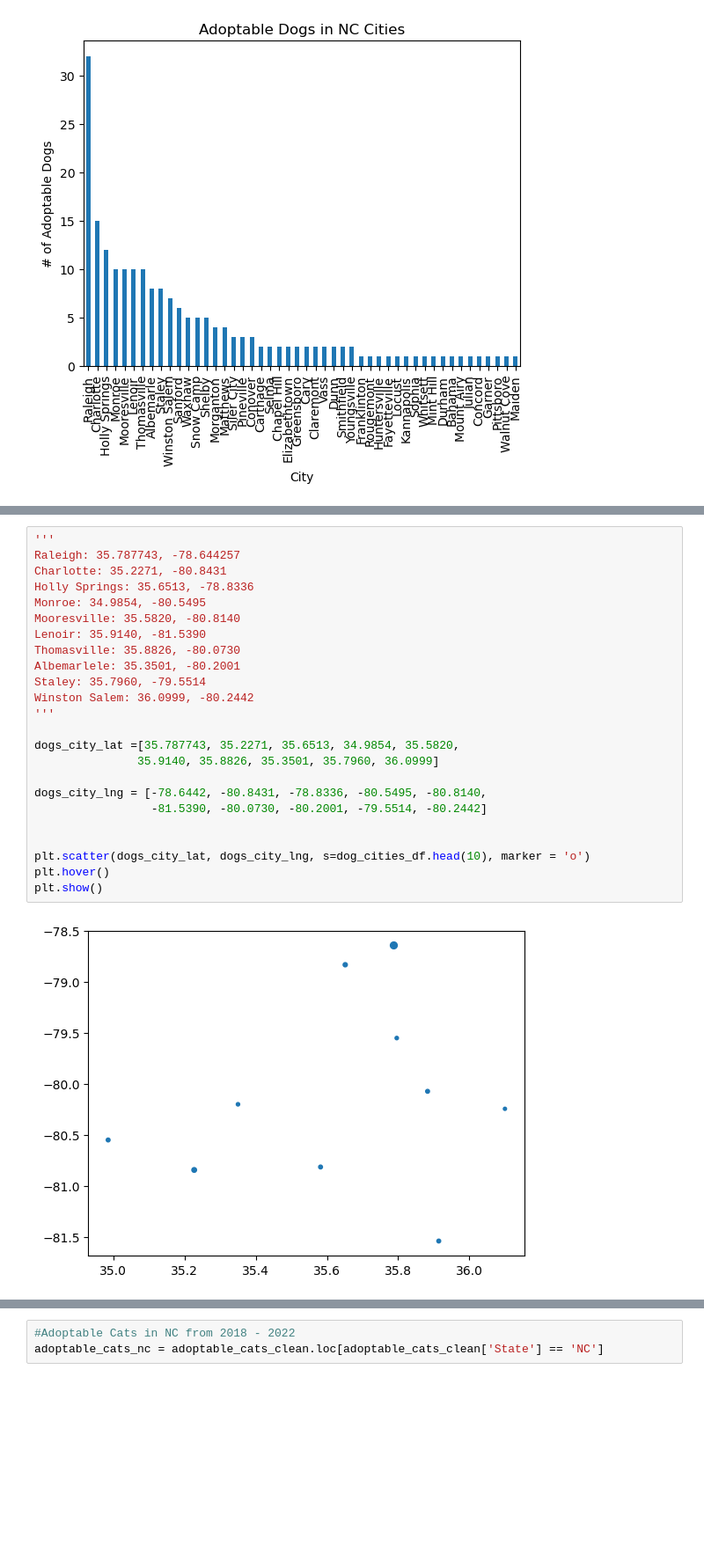
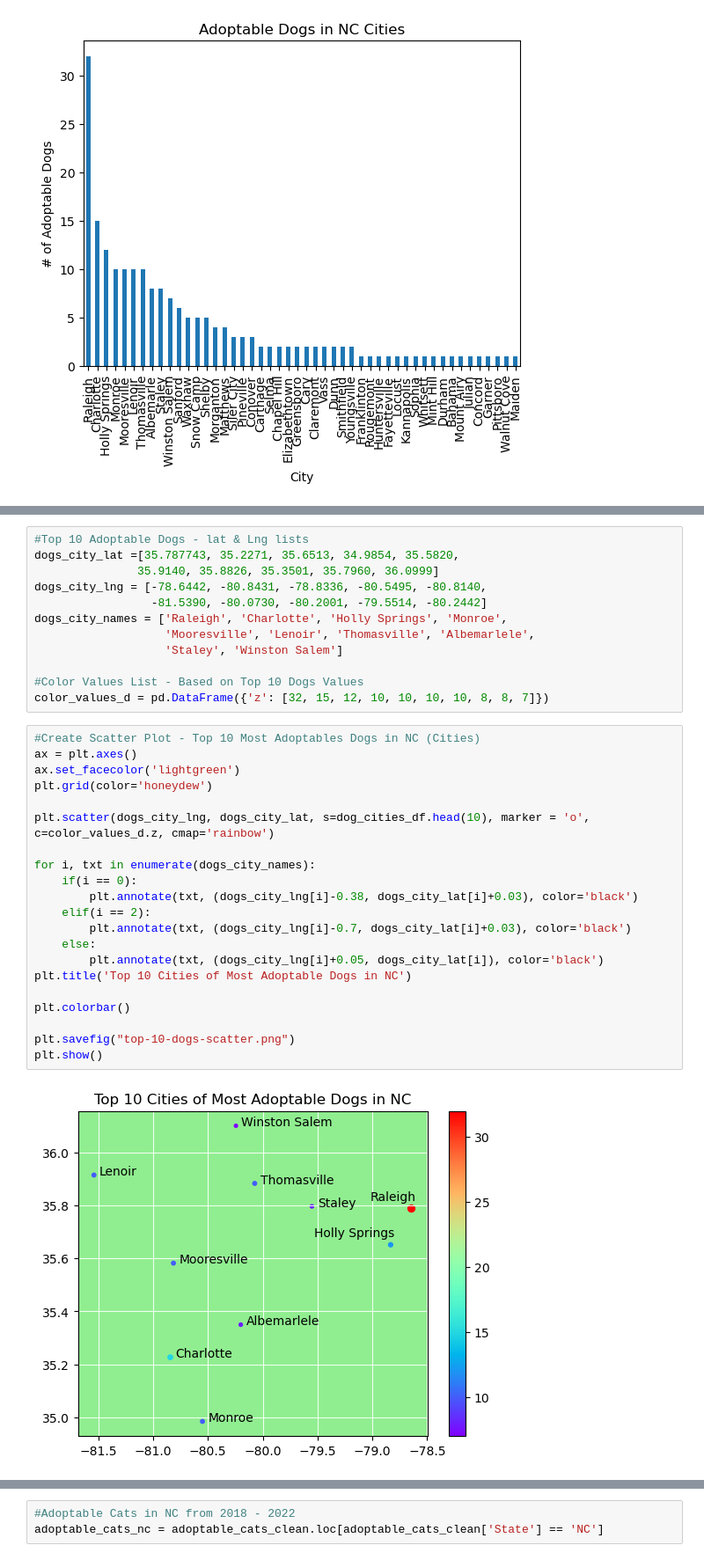
Before and after one commit to asosatrejo/pet-adoption-analysis, a Jupyter notebook: Location-Analysis.ipynb, the cells around one changed output, grey strips where cells are left out. Shown at 88% size. Drawn from its saved outputs; the diff is of its cells as text; blank space fills up the shorter version.

Commit message:
add images

```diff
--- a/Location-Analysis.ipynb
+++ b/Location-Analysis.ipynb
@@ -145,28 +139,37 @@ plt.show()
 # %% [output]
 [figure]
 # %%
-'''
-Raleigh: 35.787743, -78.644257
-Charlotte: 35.2271, -80.8431
-Holly Springs: 35.6513, -78.8336
-Monroe: 34.9854, -80.5495
-Mooresville: 35.5820, -80.8140
-Lenoir: 35.9140, -81.5390
-Thomasville: 35.8826, -80.0730
-Albemarlele: 35.3501, -80.2001
-Staley: 35.7960, -79.5514
-Winston Salem: 36.0999, -80.2442
-'''
-
+#Top 10 Adoptable Dogs - lat & Lng lists
 dogs_city_lat =[35.787743, 35.2271, 35.6513, 34.9854, 35.5820,
                35.9140, 35.8826, 35.3501, 35.7960, 36.0999]
-
 dogs_city_lng = [-78.6442, -80.8431, -78.8336, -80.5495, -80.8140,
                  -81.5390, -80.0730, -80.2001, -79.5514, -80.2442]
+dogs_city_names = ['Raleigh', 'Charlotte', 'Holly Springs', 'Monroe',
+                   'Mooresville', 'Lenoir', 'Thomasville', 'Albemarlele',
+                   'Staley', 'Winston Salem']
 
-
-plt.scatter(dogs_city_lat, dogs_city_lng, s=dog_cities_df.head(10), marker = 'o')
-plt.hover()
-plt.show()
+#Color Values List - Based on Top 10 Dogs Values
+color_values_d = pd.DataFrame({'z': [32, 15, 12, 10, 10, 10, 10, 8, 8, 7]})
-# %% [output]
-[figure, removed]
+# %%
+#Create Scatter Plot - Top 10 Most Adoptables Dogs in NC (Cities)
+ax = plt.axes()
+ax.set_facecolor('lightgreen')
+plt.grid(color='honeydew')
+
+plt.scatter(dogs_city_lng, dogs_city_lat, s=dog_cities_df.head(10), marker = 'o', c=color_values_d.z, cmap='rainbow')
+
+for i, txt in enumerate(dogs_city_names):
+    if(i == 0):
+        plt.annotate(txt, (dogs_city_lng[i]-0.38, dogs_city_lat[i]+0.03), color='black')
+    elif(i == 2):
+        plt.annotate(txt, (dogs_city_lng[i]-0.7, dogs_city_lat[i]+0.03), color='black')
+    else:
+        plt.annotate(txt, (dogs_city_lng[i]+0.05, dogs_city_lat[i]), color='black')
+plt.title('Top 10 Cities of Most Adoptable Dogs in NC')
+
+plt.colorbar()
+
+plt.savefig("top-10-dogs-scatter.png")
+plt.show()
+# %% [output]
+[figure, added]
```
Also changed, not shown: parts of 14 cells of this notebook, 5 other files.
